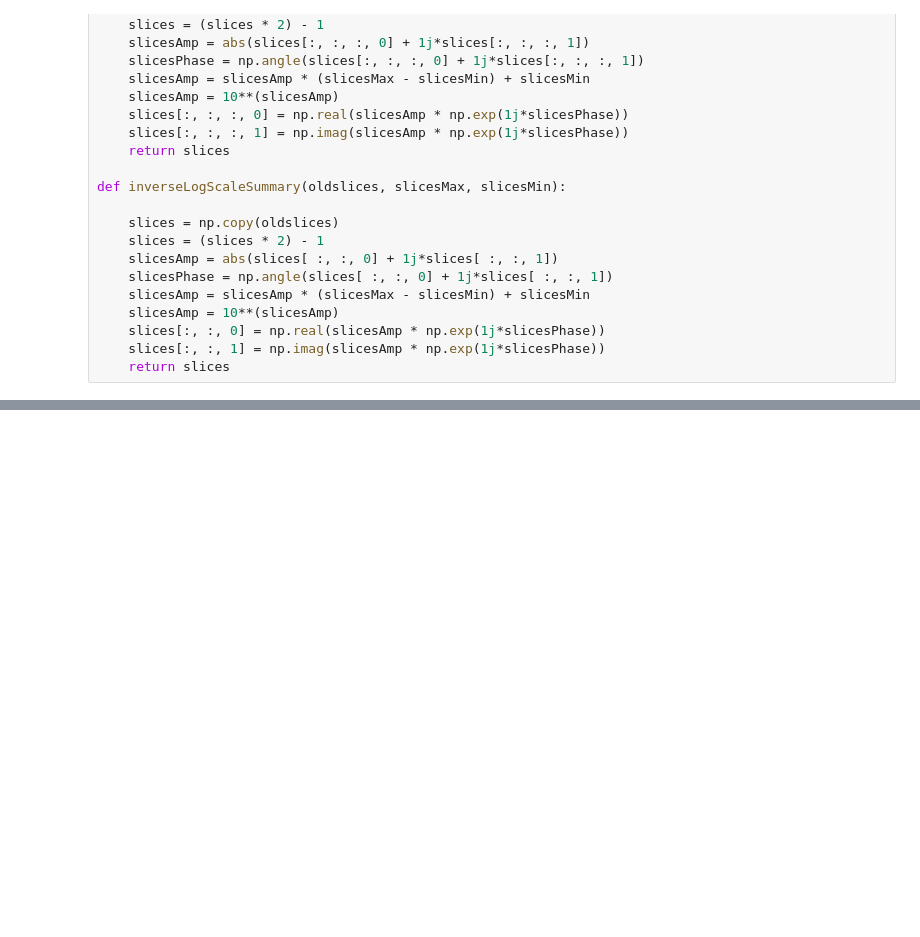
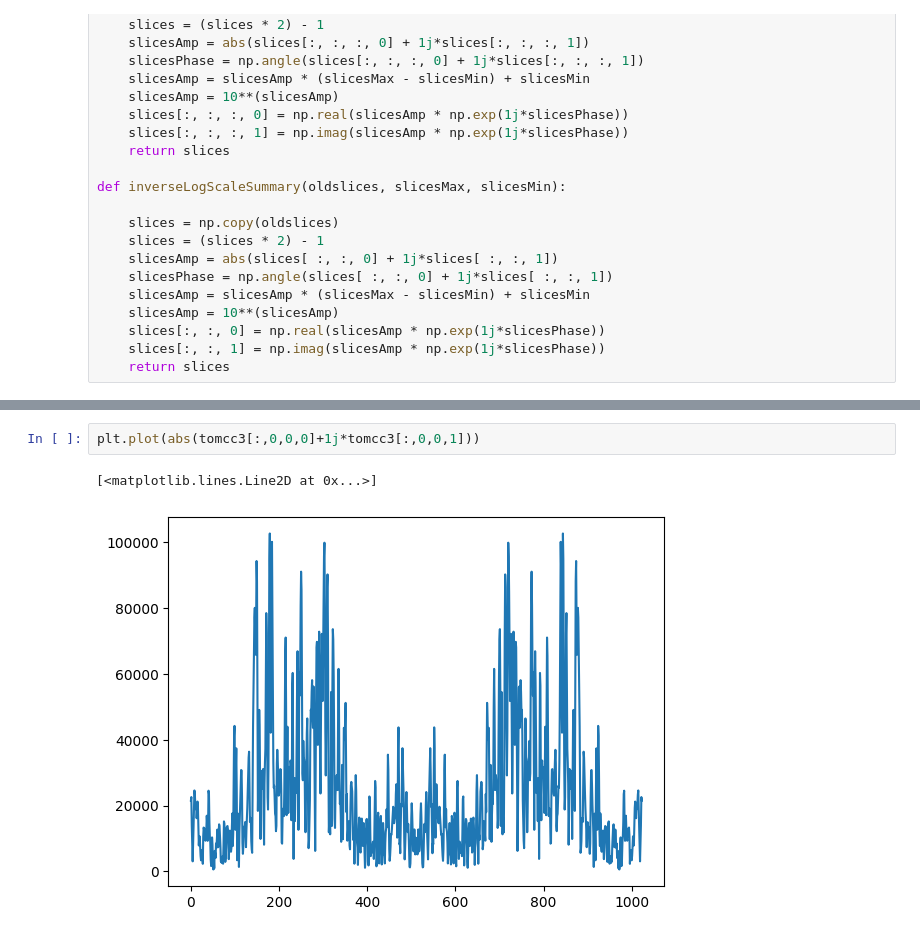
Before and after one commit to Diegoapulgarin/DLOCT, a Jupyter notebook: CxDLOCT/transformExperimentalartifact.ipynb, the cells around one changed output, grey strips where cells are left out. Cells and saved outputs as stored; diff of their text form; blank space fills up the shorter version.

```diff
--- a/CxDLOCT/transformExperimentalartifact.ipynb
+++ b/CxDLOCT/transformExperimentalartifact.ipynb
@@ -138,0 +161,5 @@ plt.imshow(phaseTomcc[:,:,0],cmap='twilight',vmax=3,vmin=-3)
+# %%
+plt.plot(abs(tomcc3[:,0,0,0]+1j*tomcc3[:,0,0,1]))
+# %% [output]
+[<matplotlib.lines.Line2D at 0x...>]
+[figure, added]
```
Also changed, not shown: parts of 7 cells of this notebook, 5 other files.
